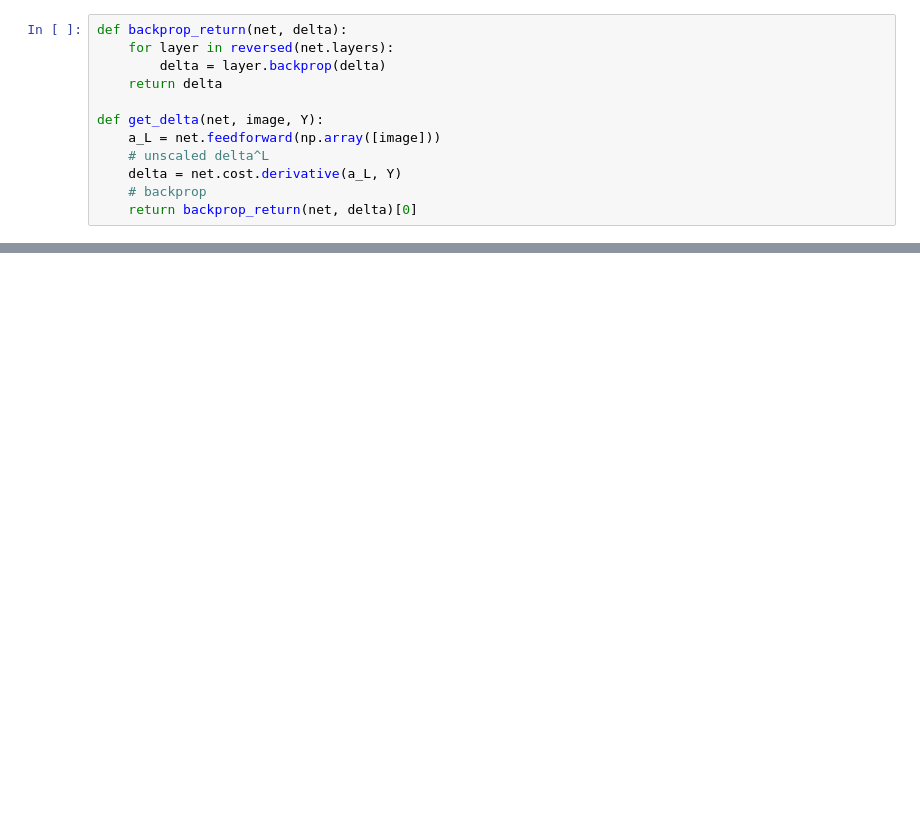
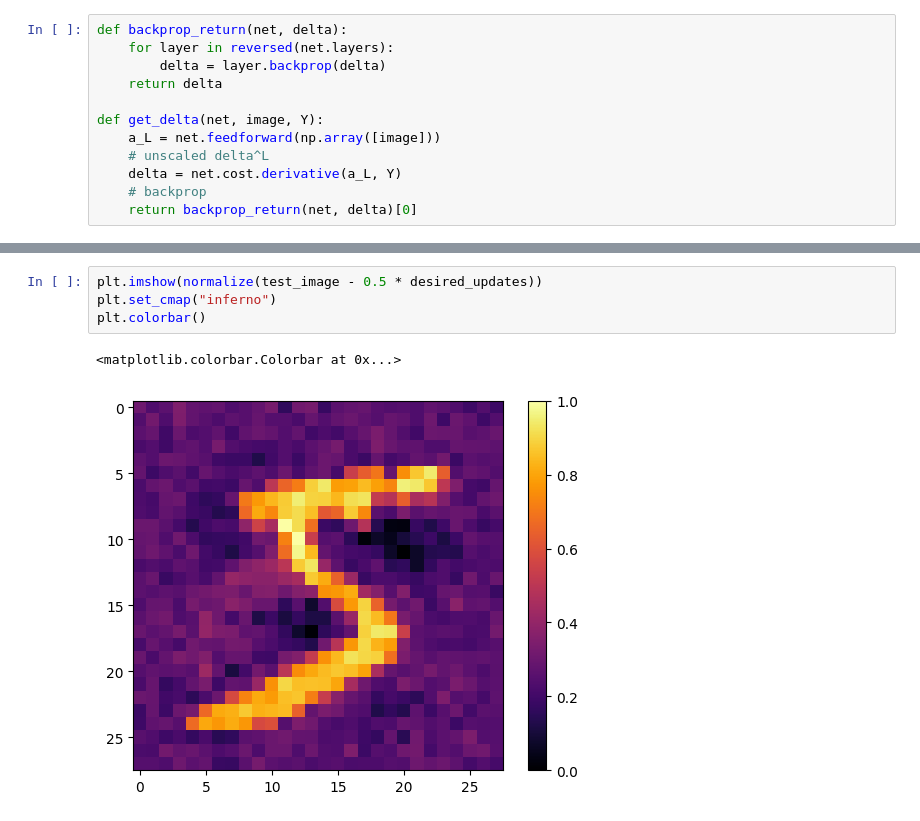
Before and after one commit to stanleytheli/mini-ml, a Jupyter notebook: src/feature_vis.ipynb, the cells around one changed output, grey strips where cells are left out. Drawn from its saved outputs; the diff is of its cells as text; blank space fills up the shorter version.

```diff
--- a/src/feature_vis.ipynb
+++ b/src/feature_vis.ipynb
@@ -111,0 +68,7 @@ net.set_mode(Mode.TEST)
+# %%
+plt.imshow(normalize(test_image - 0.5 * desired_updates))
+plt.set_cmap("inferno")
+plt.colorbar()
+# %% [output]
+<matplotlib.colorbar.Colorbar at 0x...>
+[figure, added]
```
Also changed, not shown: parts of 29 cells of this notebook.
